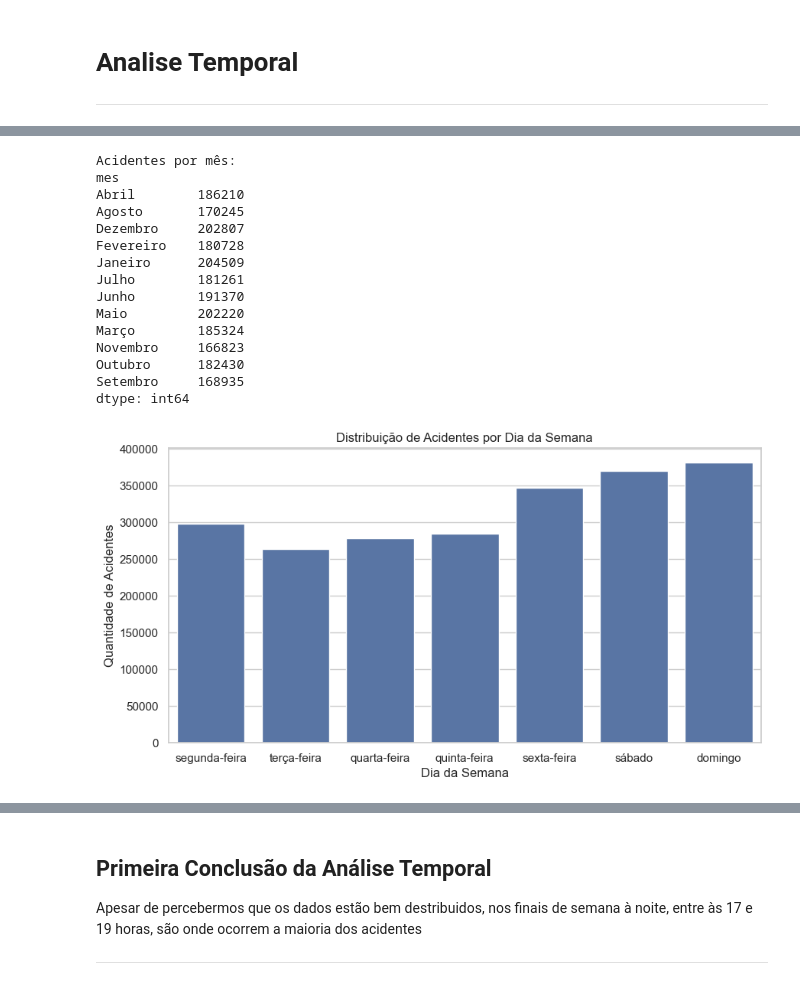
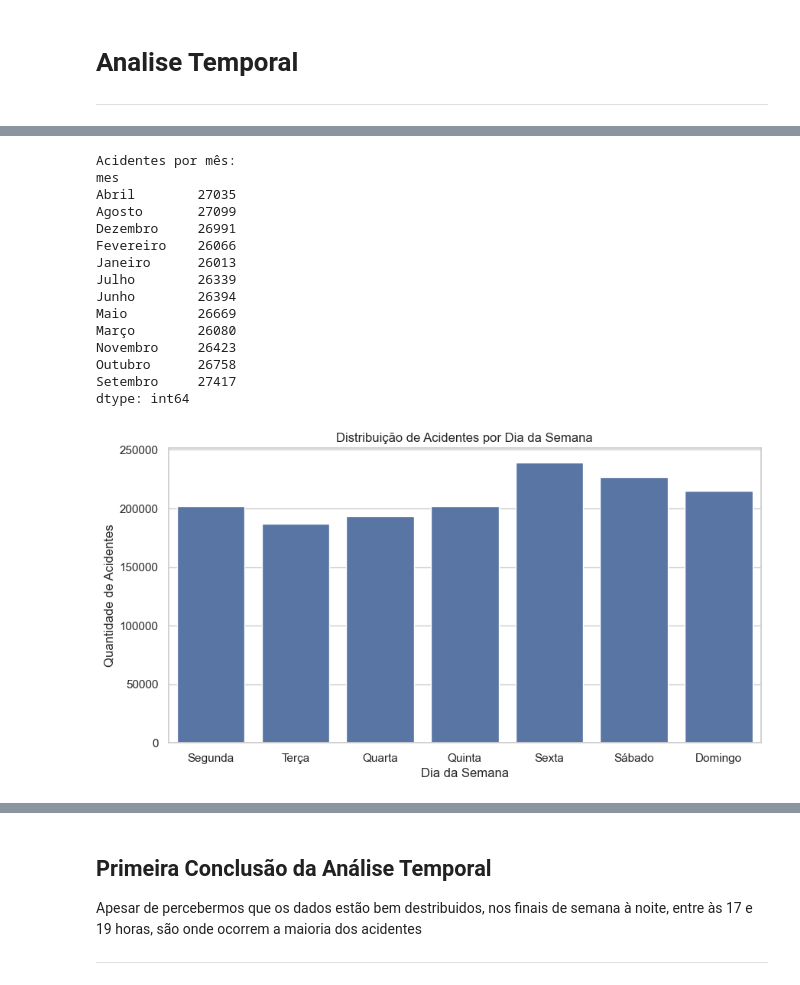
Before and after one commit to henriquesantos007/Trabalho-ICD-2025.1, a Jupyter notebook: meus_testes_02.ipynb, the cells around one changed output, grey strips where cells are left out. Drawn from its saved outputs; the diff is of its cells as text; code cells hidden in the pictures.

```diff
--- a/meus_testes_02.ipynb
+++ b/meus_testes_02.ipynb
@@ -25,10 +39,12 @@ tabela2020_2025 = pd.concat([tabela2020, tabela2021, tabela2022, tabela2023, tab
 # %% [markdown]
 # Informações Pincipais da Tabela:
 ---
+# %%
+tabela2007_2025 = tabela2007_2025.drop(columns=['latitude', 'longitude', 'regional', 'delegacia', 'uop'])
 # %%
-print(tabela2020_2025.shape)
+print(tabela2007_2025.shape)
 
-tabela2020_2025 = tabela2020_2025.dropna()
+tabela2007_2025 = tabela2007_2025.dropna()
 
-print(tabela2020_2025.info())
+print(tabela2007_2025.info())
 # %% [output]
@@ -78,18 +121,18 @@ Name: count, dtype: int64
 # Analise Temporal
 -----
 # %%
-# Convertendo a data inversa pra datetime
-tabela2020_2025['data_inversa'] = pd.to_datetime(tabela2020_2025['data_inversa'],errors='coerce')
+# tabela2007_2025 a data inversa pra datetime
+tabela2007_2025['data_inversa'] = pd.to_datetime(tabela2007_2025['data_inversa'],errors='coerce')
 
 meses = {1: 'Janeiro', 2: 'Fevereiro', 3: 'Março', 4: 'Abril', 5: 'Maio', 6: 'Junho',
          7: 'Julho', 8: 'Agosto', 9: 'Setembro', 10: 'Outubro', 11: 'Novembro', 12: 'Dezembro'}
 
 # Criando colunas derivadas
-tabela2020_2025.loc[:,'ano'] = tabela2020_2025['data_inversa'].dt.year
-tabela2020_2025.loc[:,'mes'] = tabela2020_2025['data_inversa'].dt.month
-tabela2020_2025.loc[:,'hora'] = pd.to_datetime(tabela2020_2025['horario'], format='%H:%M:%S', errors='coerce').dt.hour
+tabela2007_2025.loc[:,'ano'] = tabela2007_2025['data_inversa'].dt.year
+tabela2007_2025.loc[:,'mes'] = tabela2007_2025['data_inversa'].dt.month
+tabela2007_2025.loc[:,'hora'] = pd.to_datetime(tabela2007_2025['horario'], format='%H:%M:%S', errors='coerce').dt.hour
 
-tabela2020_2025['mes'] = tabela2020_2025['mes'].map(meses)
+tabela2007_2025['mes'] = tabela2007_2025['mes'].map(meses)
 
-display(tabela2020_2025.head())
+display(tabela2007_2025.head())
 # %% [output]
@@ -153,35 +189,35 @@ Name: count, Length: 1440, dtype: int64
 # %%
 # Acidentes por mês
-acidentes_por_mes = tabela2020_2025.groupby('mes').size()
+acidentes_por_mes = tabela2007_2025.groupby('mes').size()
 
 print('\nAcidentes por mês:')
 print(acidentes_por_mes)
 # %% [output]
 Acidentes por mês:
 mes
-Abril        186210
-Agosto       170245
-Dezembro     202807
-Fevereiro    180728
-Janeiro      204509
-Julho        181261
-Junho        191370
-Maio         202220
-Março        185324
-Novembro     166823
-Outubro      182430
-Setembro     168935
+Abril        27035
+Agosto       27099
+Dezembro     26991
+Fevereiro    26066
+Janeiro      26013
+Julho        26339
+Junho        26394
+Maio         26669
+Março        26080
+Novembro     26423
+Outubro      26758
+Setembro     27417
 dtype: int64
 # %%
 sns.set_theme(style="whitegrid")
 
 
 # Acidentes por Dia da Semana
 plt.figure(figsize=(10,5))
-sns.countplot(data=tabela2020_2025, x='dia_semana', order=['segunda-feira','terça-feira','quarta-feira','quinta-feira','sexta-feira','sábado','domingo'])
+sns.countplot(data=tabela2007_2025, x='dia_semana', order=['Segunda','Terça','Quarta','Quinta','Sexta','Sábado','Domingo'])
 plt.title('Distribuição de Acidentes por Dia da Semana')
 plt.ylabel('Quantidade de Acidentes')
 plt.xlabel('Dia da Semana')
 plt.show()
 # %% [output]
-[figure, old version]
+[figure, new version]
```
Also changed, not shown: parts of 14 cells of this notebook, 14 other files.
